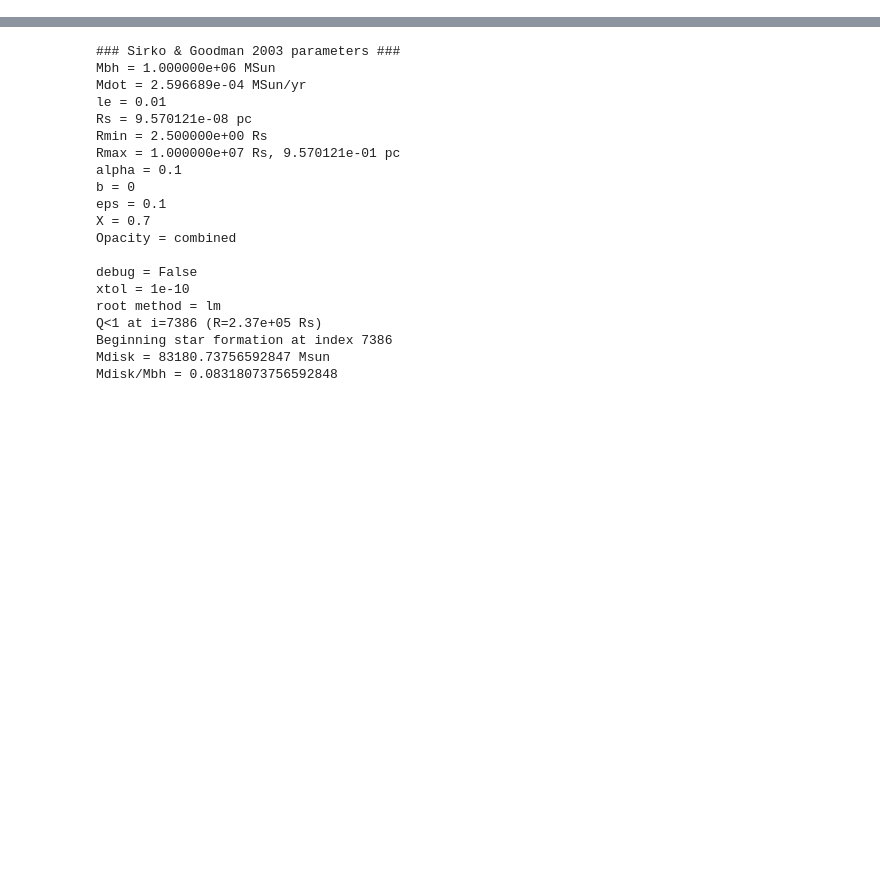
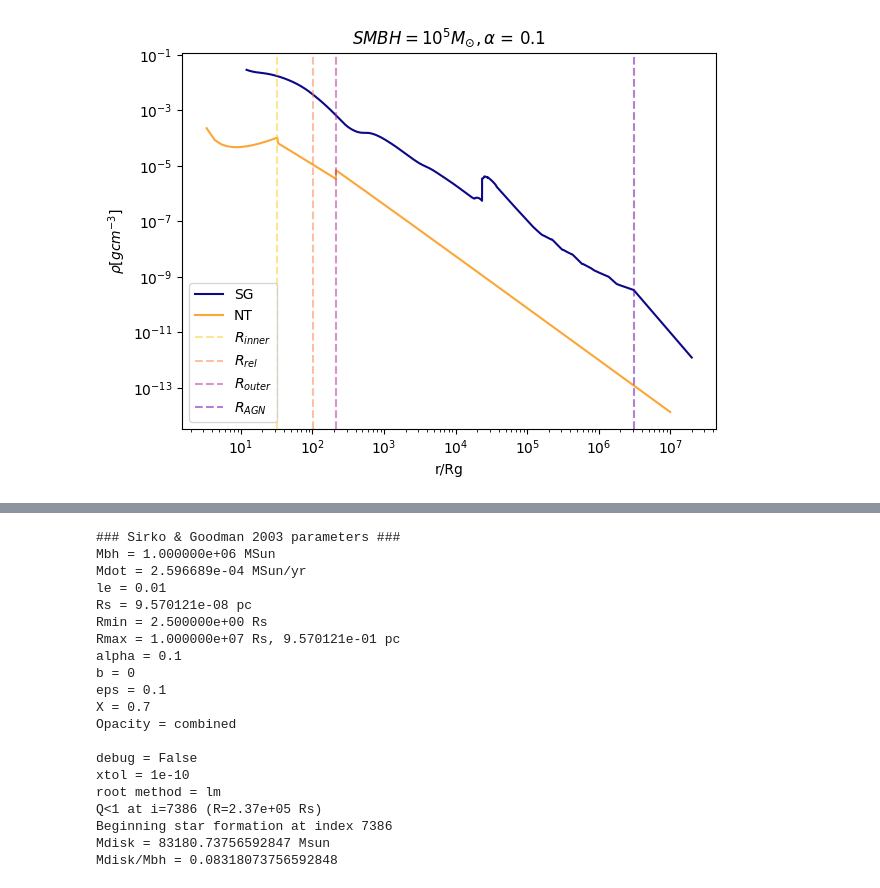
Before and after one commit to jt-stevenson/EMRIs_test, a Jupyter notebook: disk_profiles.ipynb, the cells around one changed output, grey strips where cells are left out. Cells and saved outputs as stored; diff of their text form; code cells hidden in the pictures; blank space fills up the shorter version.

```diff
--- a/disk_profiles.ipynb
+++ b/disk_profiles.ipynb
@@ -233,0 +337,25 @@ plt.show()
+# %%
+
+plt.plot(disk.R/R_G, disk.rho, color=cmap(0.0), label = r"SG")
+plt.ylabel(r'$\rho [gcm^{-3}] $')
+plt.xlabel("r/Rg")
+
+plt.xscale('log')
+plt.yscale('log')
+
+plt.plot(Rs, rho0s, '-', color=cmap(0.8), label = r"NT")
+# plt.plot(Rs_mid, Ts_mid, '-', color=cmap(0.8), label = r"NT, Mid")
+# plt.plot(Rs_outer, Ts_outer, '-', color=cmap(0.6), label = r"NT, Outer")
+
+plt.axvline(x=R_im, linestyle='--', color=cmap(0.9), alpha=0.5, label = r"$R_{inner}$")
+plt.axvline(x=r_rel/R_G, linestyle='--', color=cmap(0.7), alpha=0.5, label = r"$R_{rel}$")
+plt.axvline(x=R_mo, linestyle='--', color=cmap(0.4), alpha=0.5, label = r"$R_{outer}$")
+plt.axvline(x=disk.R_AGN/R_G, linestyle='--', color=cmap(0.2), alpha=0.5, label = r"$R_{AGN}$")
+
+plt.title(f'$SMBH = 10^{MBH_power}'r'{M_{\odot}}, \alpha$ = 'f'{alpha}')
+plt.legend()
+plt.tight_layout()
+plt.savefig(f'EMRIs_Jupiter_2/NT_vs_SG_rho_profiles_logMBH{MBH_power}_alpha{alpha}_2.pdf')
+plt.show()
+# %% [output]
+[figure, added]
```
Also changed, not shown: parts of 10 cells of this notebook, 1 other file.
